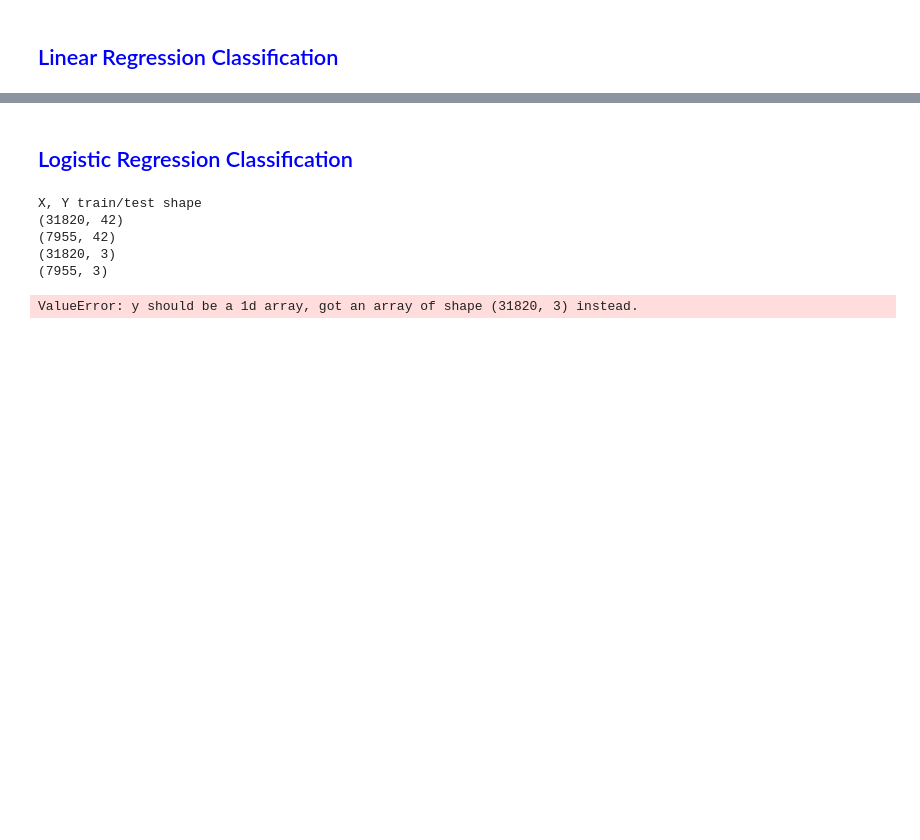
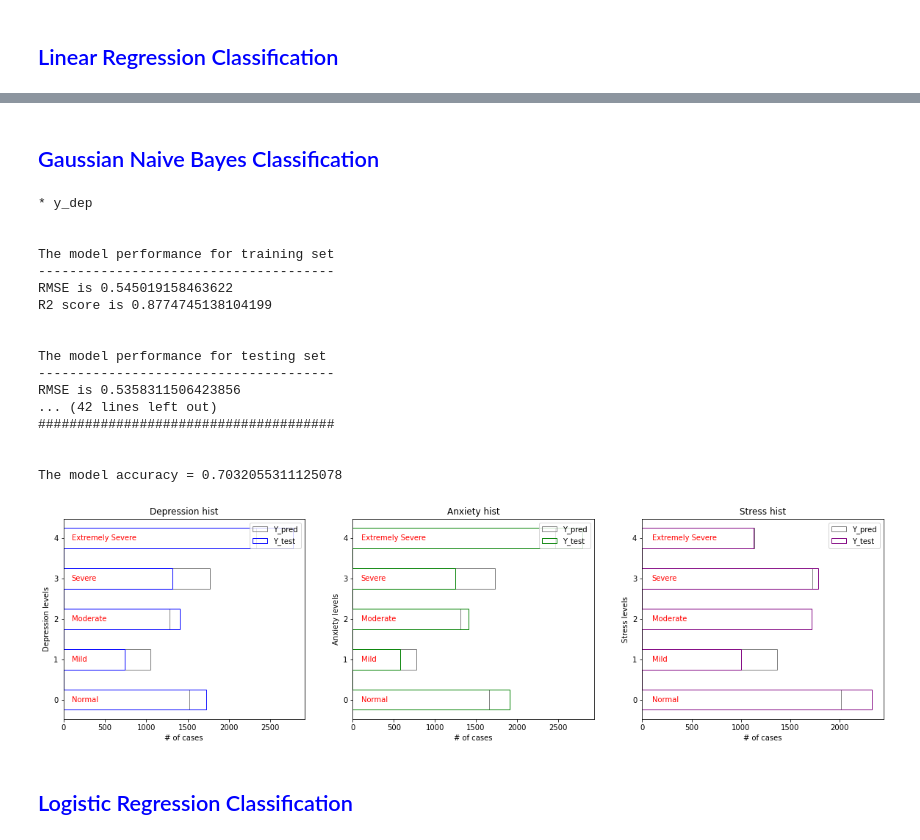
Before and after one commit to pietrodaniele/DAS_prediction, a Jupyter notebook: DSA_prediction.ipynb, the cells around one changed output, grey strips where cells are left out. Drawn from its saved outputs; the diff is of its cells as text; code cells hidden in the pictures; blank space fills up the shorter version.

Commit message:
Added GNB classification

```diff
--- a/DSA_prediction.ipynb
+++ b/DSA_prediction.ipynb
@@ -24,0 +28,3 @@ fn.show_data(data)
+# %%
+# splits the training and test data set in 80% : 20%
+X_train, X_test, Y_train, Y_test = fn.train_test_splitting(data,0.2)
@@ -46,5 +58,28 @@ R2 score is 0.9000837310704531
 The model accuracy = 0.7385487813394792
 [figure]
 [figure]
+# %% [markdown]
+## <font color='blue'>Gaussian Naive Bayes Classification</font>
+# %%
+Y_pred_GBN = fn.GNB_classification(X_train, X_test, Y_train, Y_test)
+# %% [output]
+* y_dep
+
+
+The model performance for training set
+--------------------------------------
+RMSE is 0.545019158463622
+R2 score is 0.8774745138104199
+
+
+The model performance for testing set
+--------------------------------------
+RMSE is 0.5358311506423856
+... (42 lines left out)
+######################################
+
+
+The model accuracy = 0.7032055311125078
+[figure, added]
 # %% [markdown]
 ## <font color='blue'>Logistic Regression Classification</font>
@@ -109,9 +162,0 @@ def logistic_classification(data):
-# %%
-logistic_classification(data)
-# %% [output]
-X, Y train/test shape
-(31820, 42)
-(7955, 42)
-(31820, 3)
-(7955, 3)
-ValueError: y should be a 1d array, got an array of shape (31820, 3) instead.
```
Also changed, not shown: parts of 8 cells of this notebook, 1 other file.
